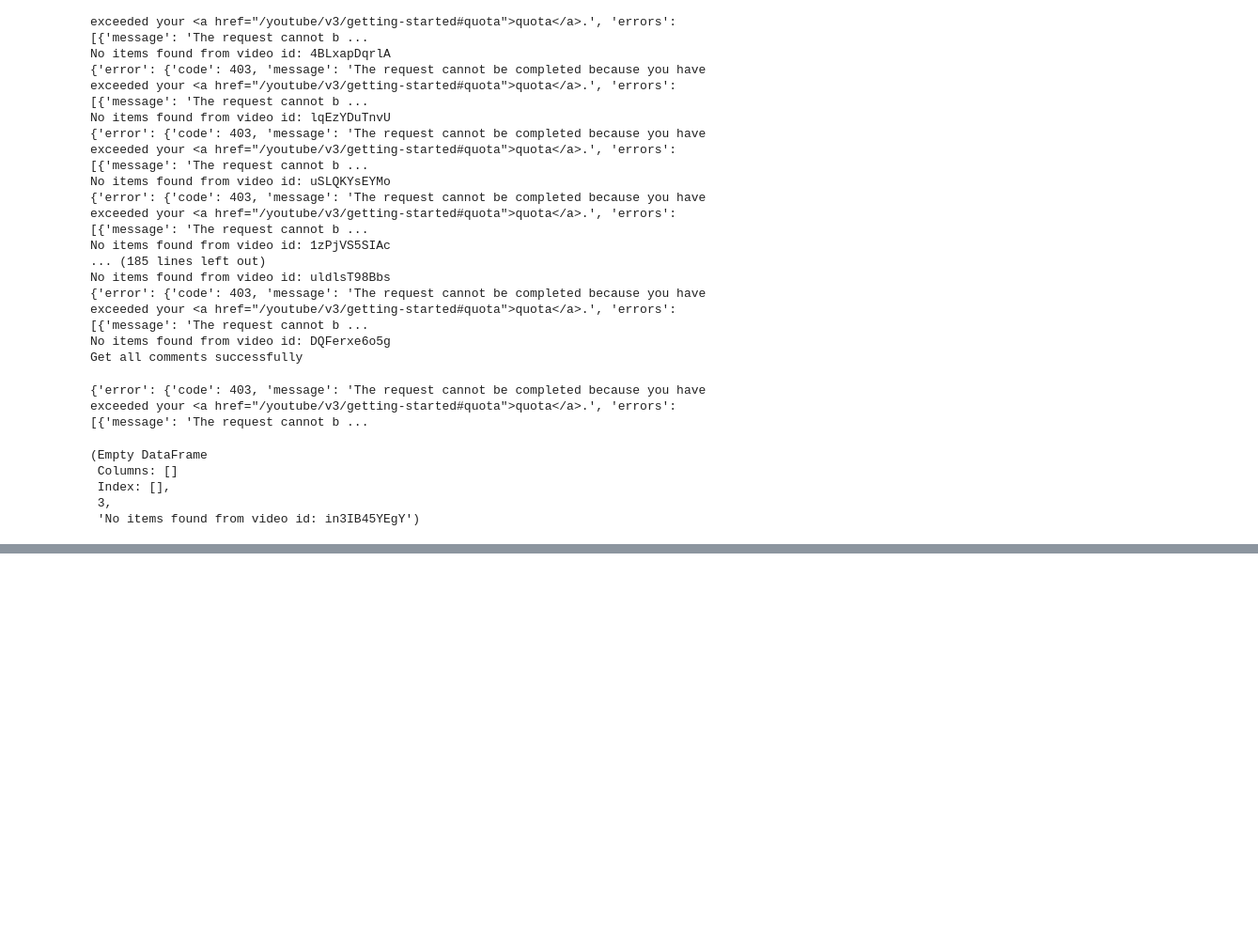
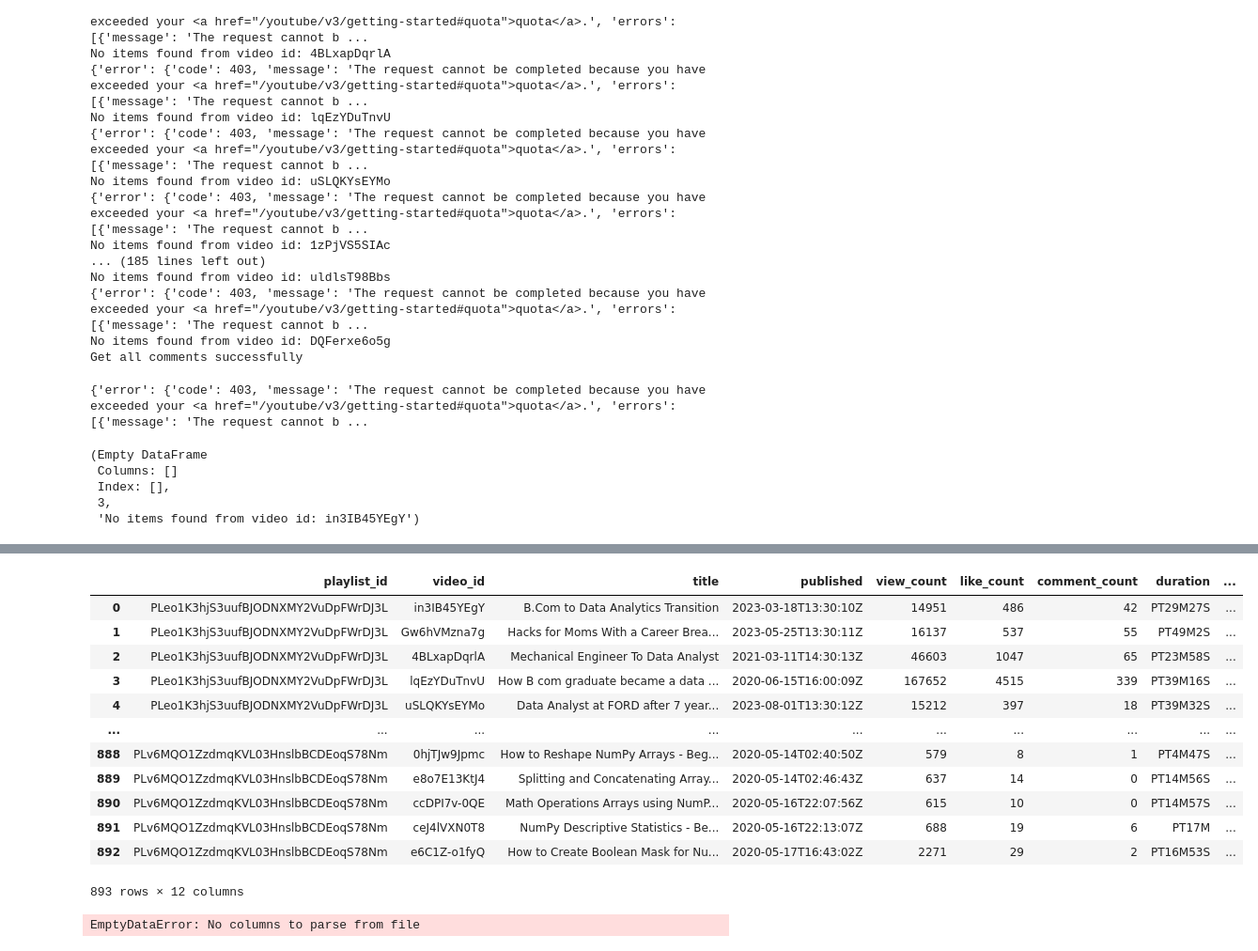
Before and after one commit to Mr-Phuong-Nam/Analyzing-about-top-tech-channels-on-Youtube, a Jupyter notebook: make_datasets.ipynb, the cells around one changed output, grey strips where cells are left out. Shown: that part at 94% size. Saved outputs shown, nothing was run; the diff lists cells and outputs as text; code cells hidden in the pictures; blank space fills up the shorter version.

```diff
--- a/make_datasets.ipynb
+++ b/make_datasets.ipynb
@@ -424,0 +442,22 @@ response
+# %%
+videos = pd.read_csv('videos.csv')
+videos
+# %% [output]
+|  | playlist_id | video_id | title | published | view_count | like_count | comment_count | duration | ... |
+| 0 | PLeo1K3hjS3uufBJODNXMY2VuDpFWrDJ3L | in3IB45YEgY | B.Com to Data Analytics Transition | 2023-03-18T13:30:10Z | 14951 | 486 | 42 | PT29M27S | ... |
+| 1 | PLeo1K3hjS3uufBJODNXMY2VuDpFWrDJ3L | Gw6hVMzna7g | Hacks for Moms With a Career Brea... | 2023-05-25T13:30:11Z | 16137 | 537 | 55 | PT49M2S | ... |
+| 2 | PLeo1K3hjS3uufBJODNXMY2VuDpFWrDJ3L | 4BLxapDqrlA | Mechanical Engineer To Data Analyst | 2021-03-11T14:30:13Z | 46603 | 1047 | 65 | PT23M58S | ... |
+| 3 | PLeo1K3hjS3uufBJODNXMY2VuDpFWrDJ3L | lqEzYDuTnvU | How B com graduate became a data ... | 2020-06-15T16:00:09Z | 167652 | 4515 | 339 | PT39M16S | ... |
+| 4 | PLeo1K3hjS3uufBJODNXMY2VuDpFWrDJ3L | uSLQKYsEYMo | Data Analyst at FORD after 7 year... | 2023-08-01T13:30:12Z | 15212 | 397 | 18 | PT39M32S | ... |
+| ... | ... | ... | ... | ... | ... | ... | ... | ... | ... |
+| 888 | PLv6MQO1ZzdmqKVL03HnslbBCDEoqS78Nm | 0hjTJw9Jpmc | How to Reshape NumPy Arrays - Beg... | 2020-05-14T02:40:50Z | 579 | 8 | 1 | PT4M47S | ... |
+| 889 | PLv6MQO1ZzdmqKVL03HnslbBCDEoqS78Nm | e8o7E13KtJ4 | Splitting and Concatenating Array... | 2020-05-14T02:46:43Z | 637 | 14 | 0 | PT14M56S | ... |
+| 890 | PLv6MQO1ZzdmqKVL03HnslbBCDEoqS78Nm | ccDPI7v-0QE | Math Operations Arrays using NumP... | 2020-05-16T22:07:56Z | 615 | 10 | 0 | PT14M57S | ... |
+| 891 | PLv6MQO1ZzdmqKVL03HnslbBCDEoqS78Nm | ceJ4lVXN0T8 | NumPy Descriptive Statistics - Be... | 2020-05-16T22:13:07Z | 688 | 19 | 6 | PT17M | ... |
+| 892 | PLv6MQO1ZzdmqKVL03HnslbBCDEoqS78Nm | e6C1Z-o1fyQ | How to Create Boolean Mask for Nu... | 2020-05-17T16:43:02Z | 2271 | 29 | 2 | PT16M53S | ... |
+893 rows × 12 columns
+# %%
+comments = pd.read_csv('comments.csv')
+comments
+# %% [output]
+EmptyDataError: No columns to parse from file
```
Also changed, not shown: parts of 1 cell of this notebook, 46 other files.
